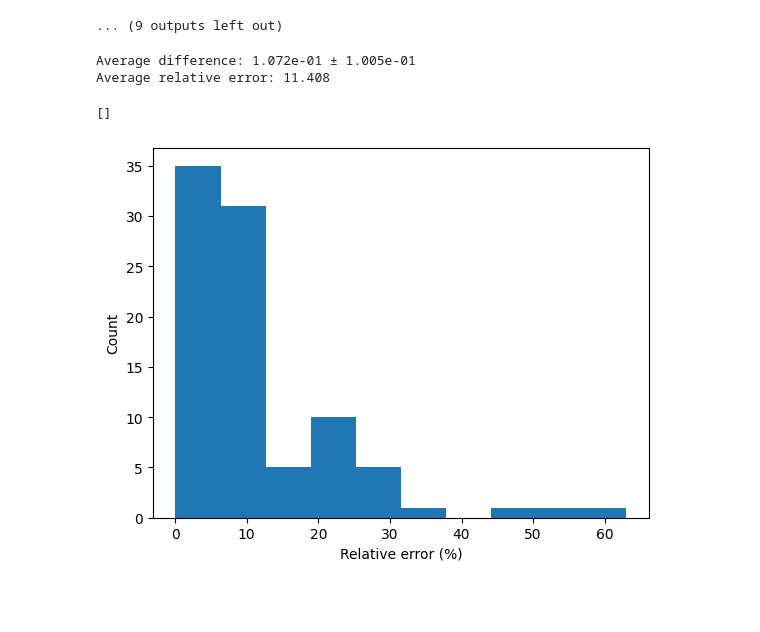
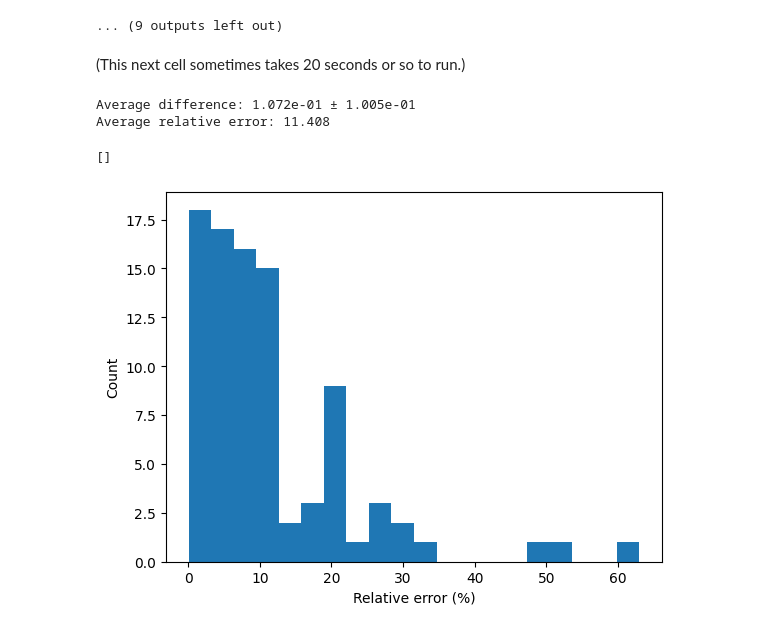
Before and after one commit to fbubbar/sci1-t2, a Jupyter notebook: analyse/combined.ipynb, the cells around one changed output. Cells and saved outputs as stored; diff of their text form; code cells hidden in the pictures; blank space fills up the shorter version.

```diff
--- a/analyse/combined.ipynb
+++ b/analyse/combined.ipynb
@@ -193,6 +193,8 @@ Difference: 0.40101349327748403
 [figure]
 [figure]
 ... (9 outputs left out)
+# %% [markdown]
+(This next cell sometimes takes 20 seconds or so to run.)
 # %%
 diffs = []
 rel_errs = []
@@ -210,10 +212,10 @@ print(f'Average relative error: {np.mean(rel_errs):.3f}')
 Average difference: 1.072e-01 ± 1.005e-01
 Average relative error: 11.408
 # %%
-plt.hist(rel_errs, bins=10)
+plt.hist(rel_errs, bins=20)
 plt.xlabel('Relative error (%)')
 plt.ylabel('Count')
 plt.plot()
 # %% [output]
 []
-[figure, old version]
+[figure, new version]
```
Also changed, not shown: parts of 1 cell of this notebook, 1 other file.
